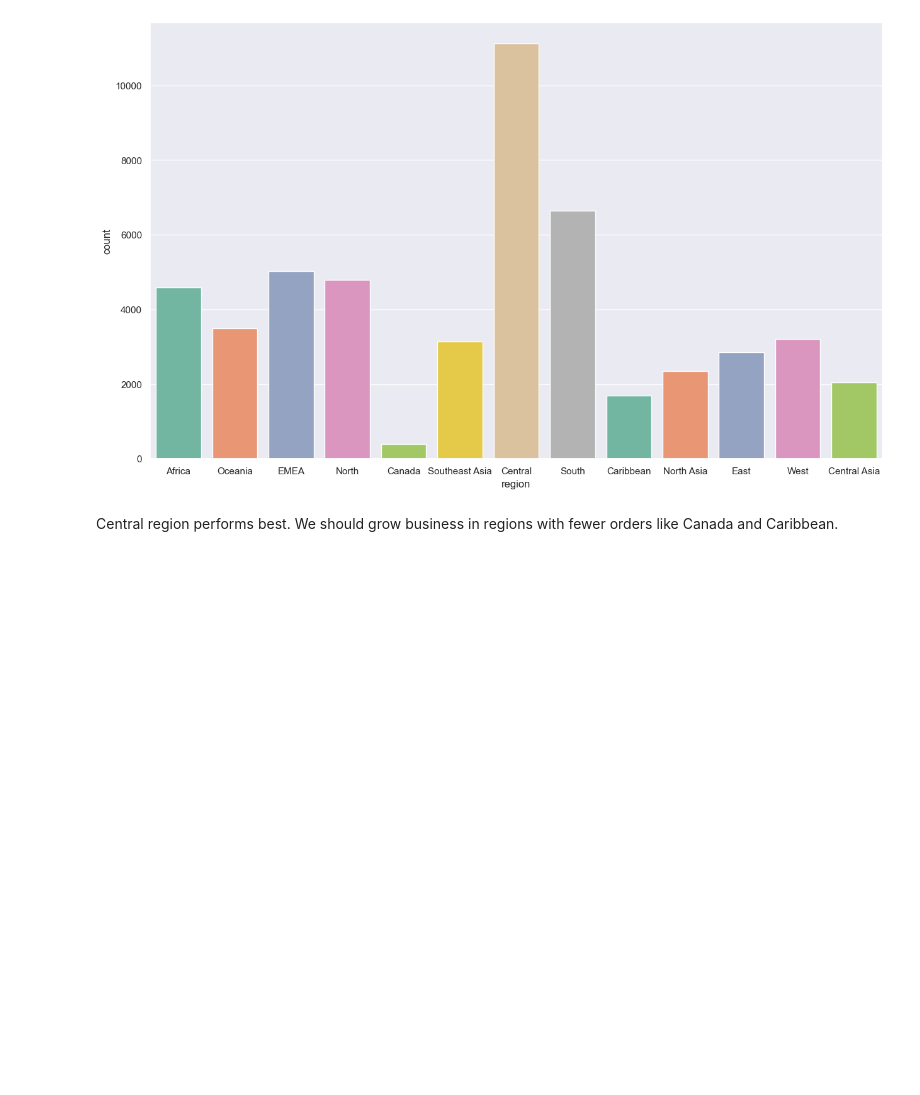
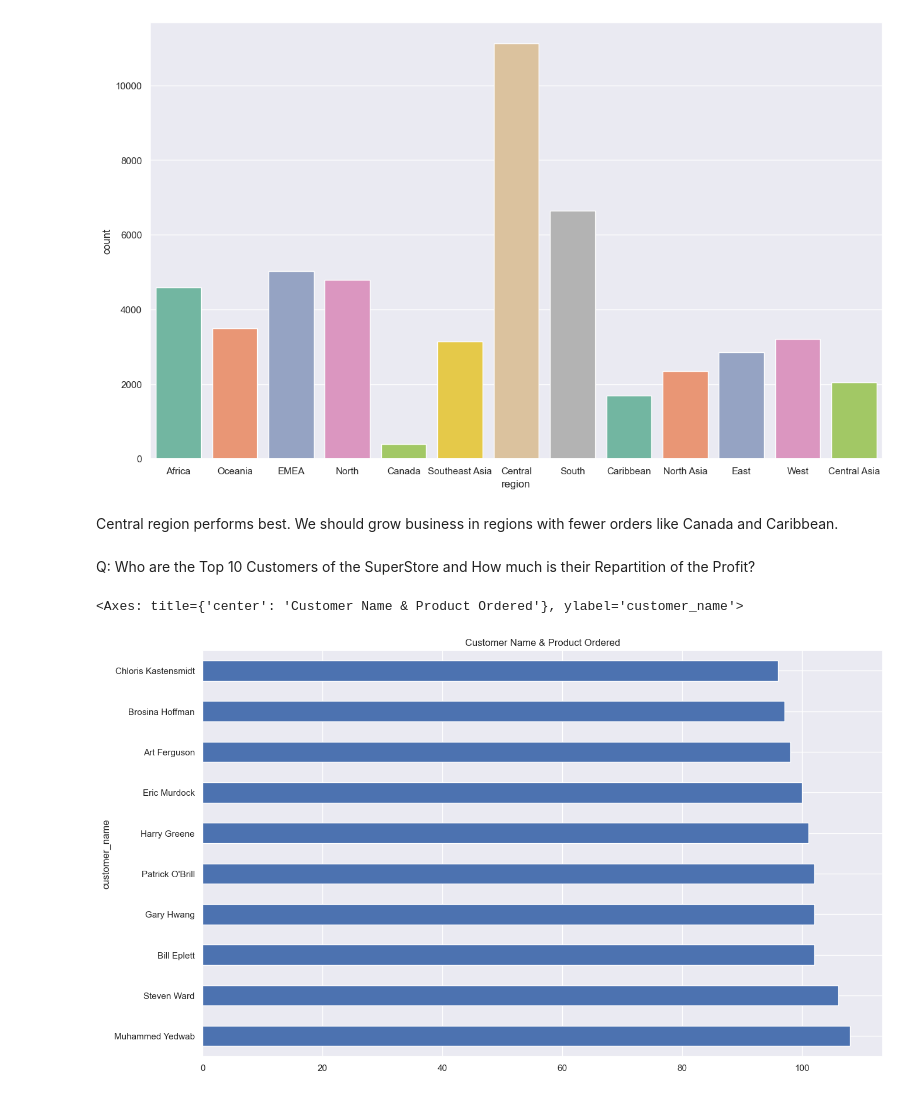
Before and after one commit to sachinratewal01/Sales-Performance-Customer-Insights-Analysis, a Jupyter notebook: python.ipynb, the cells around one changed output. Saved outputs shown, nothing was run; the diff lists cells and outputs as text; code cells hidden in the pictures; blank space fills up the shorter version.

```diff
--- a/python.ipynb
+++ b/python.ipynb
@@ -230,3 +217,10 @@ plt.show()
 # %% [markdown]
 Central region performs best.
 We should grow business in regions with fewer orders like Canada and Caribbean.
+# %% [markdown]
+Q: Who are the Top 10 Customers of the SuperStore and How much is their Repartition of the Profit?
+# %%
+df['customer_name'].value_counts()[:10].plot(kind='barh',title='Customer Name & Product Ordered')
+# %% [output]
+<Axes: title={'center': 'Customer Name & Product Ordered'}, ylabel='customer_name'>
+[figure, added]
```
Also changed, not shown: parts of 18 cells of this notebook.
